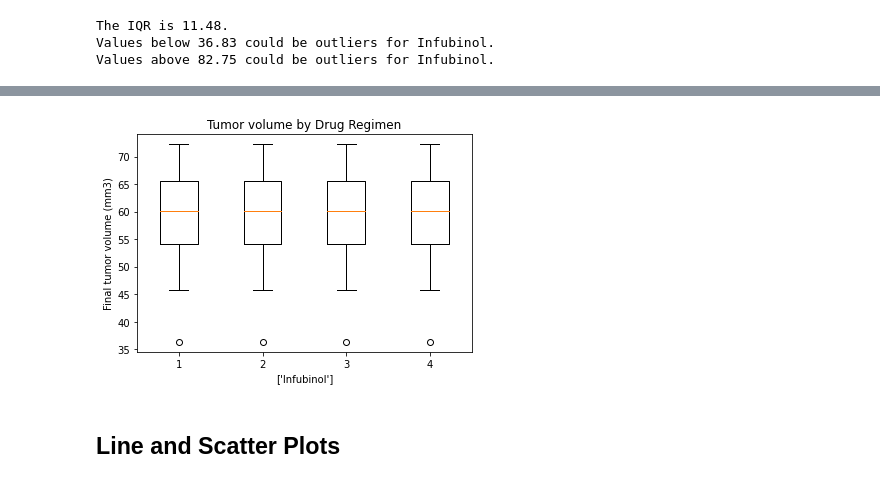
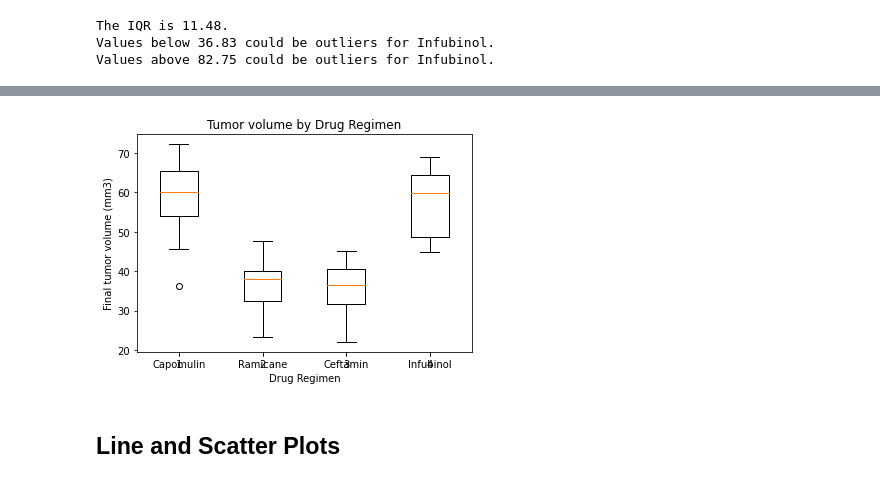
Before and after one commit to annewieggers/matplotlib, a Jupyter notebook: pymaceuticals_starter.ipynb, the cells around one changed output, grey strips where cells are left out. Drawn from its saved outputs; the diff is of its cells as text; code cells hidden in the pictures.

```diff
--- a/pymaceuticals_starter.ipynb
+++ b/pymaceuticals_starter.ipynb
@@ -340,15 +332,27 @@ for i in treatment_list:
-# %%
-fig1, ax1 = plt.subplots()
-ax1.set_title('Tumor volume by Drug Regimen')
-ax1.set_ylabel('Final tumor volume (mm3)')
-ax1.set_xlabel([i])
-ax1.boxplot(boxplots)
-plt.show()
-#print(f"The IQR is {iqr}.")
-#print(f"Values below {lower_bound} could be outliers for " + i + ".")
-#print(f"Values above {upper_bound} could be outliers for " + i + ".")
-# %% [output]
-[figure, removed]
+# %%
+# Create empty list for box plots
+boxplots = []
+for i in treatment_list:
+    boxplots.append(tumor_vol)
+    filterdf = summary_regimen.loc[summary_regimen["Drug Regimen"]==i]
+    tumor_vol = filterdf["Tumor Volume (mm3)"]
+    quartiles = tumor_vol.quantile([.25,.5,.75])
+    lowerq = quartiles[0.25]
+    upperq = quartiles[0.75]
+    iqr = round(upperq-lowerq,2)
+    lower_bound = round(lowerq - (1.5*iqr),2)
+    upper_bound = round(upperq + (1.5*iqr),2)
+# %%
+# Create one chart with four boxplots. Note: boxplot and corresponding drug regimen is not correct, has likely to do with order of drug regimen in treatment_list but not sure how to solve this?
+fig1, ax1 = plt.subplots()
+ax1.set_title('Tumor volume by Drug Regimen')
+ax1.set_ylabel('Final tumor volume (mm3)')
+ax1.set_xlabel("Drug Regimen")
+plt.xticks([1,2,3,4], treatment_list)
+ax1.boxplot(boxplots)
+plt.show()
+# %% [output]
+[figure, added]
 # %% [markdown]
 ## Line and Scatter Plots
 # %%
```
Also changed, not shown: parts of 2 cells of this notebook.
